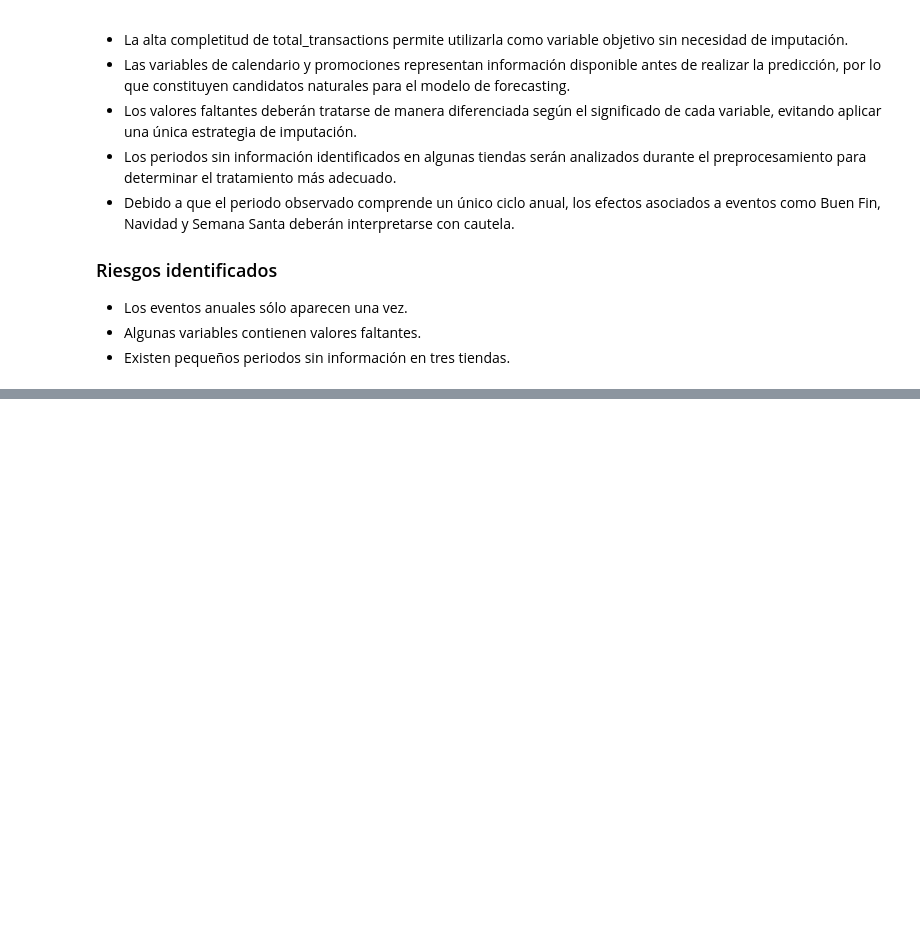
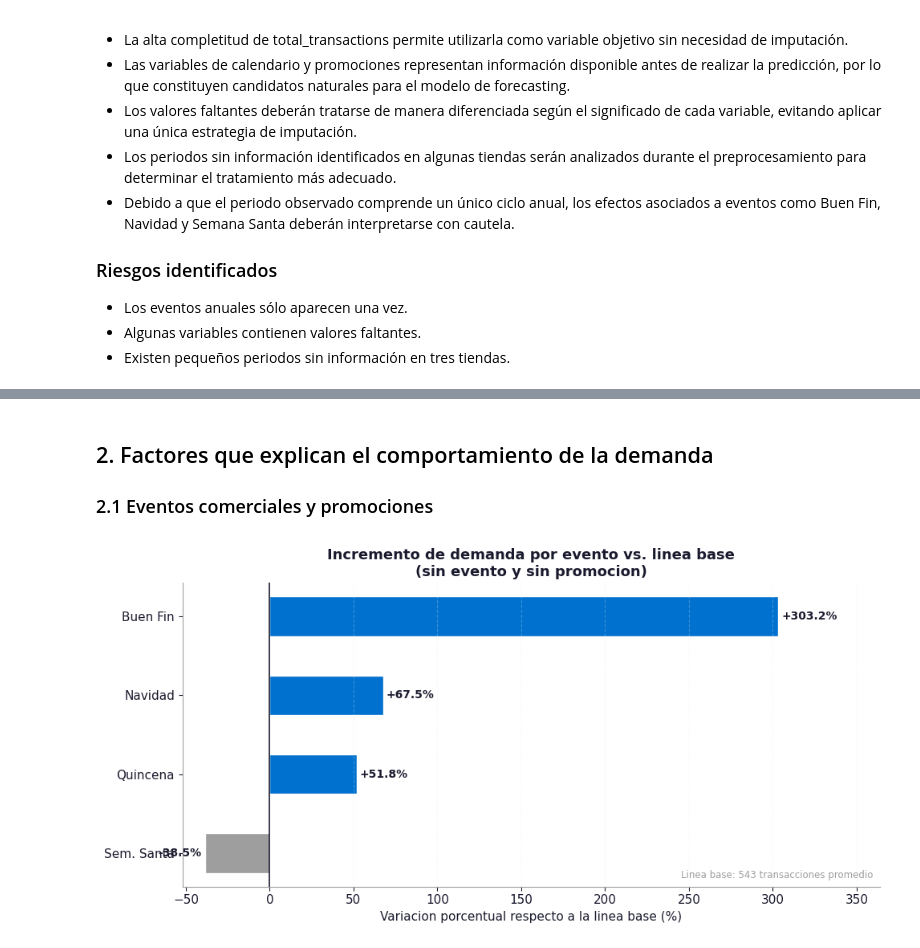
Before and after one commit to vanessagom/retail-demand-forecast, a Jupyter notebook: notebooks/explore_analysis.ipynb, the cells around one changed output, grey strips where cells are left out. Saved outputs shown, nothing was run; the diff lists cells and outputs as text; code cells hidden in the pictures; blank space fills up the shorter version.

```diff
--- a/notebooks/explore_analysis.ipynb
+++ b/notebooks/explore_analysis.ipynb
@@ -320,0 +469,61 @@ Las variables de calendario representan eventos con frecuencias muy distintas. M
+# %% [markdown]
+## 2. Factores que explican el comportamiento de la demanda
+
+### 2.1 Eventos comerciales y promociones
+# %%
+# Nivel: store-category-day (granularidad original)
+# has_promotion tiene variabilidad real a este nivel
+cal_cols = ['date', 'is_buen_fin', 'is_navidad_season', 'is_semana_santa', 'is_payday']
+
+df = transactions.merge(calendar[cal_cols], on='date')
+
+EVENTS = {
+    'Buen Fin':   'is_buen_fin',
+    'Navidad':    'is_navidad_season',
+    'Sem. Santa': 'is_semana_santa',
+    'Quincena':   'is_payday',
+}
+event_cols    = list(EVENTS.values())
+baseline_mask = ~df[event_cols].any(axis=1) & (df['has_promotion'] == 0)
+baseline_mean = df.loc[baseline_mask, 'total_transactions'].mean()
+# %%
+event_means = {
+    name: df.loc[df[col], 'total_transactions'].mean()
+    for name, col in EVENTS.items()
+}
+lifts = {
+    name: (mean - baseline_mean) / baseline_mean * 100
+    for name, mean in event_means.items()
+}
+lifts_sorted = dict(sorted(lifts.items(), key=lambda x: x[1]))
+
+labels = list(lifts_sorted.keys())
+values = list(lifts_sorted.values())
+colors = [WALMART_GREY if v < 0 else WALMART_BLUE for v in values]
+
+fig, ax = plt.subplots(figsize=(10, 5))
+bars = ax.barh(labels, values, color=colors, height=0.5, edgecolor='white')
+ax.axvline(0, color=WALMART_DARK, linewidth=1.2)
+
+for bar, val in zip(bars, values):
+    sign = '+' if val >= 0 else ''
+    xpos = val + (2 if val >= 0 else -2)
+    ha   = 'left' if val >= 0 else 'right'
+    ax.text(xpos, bar.get_y() + bar.get_height() / 2,
+            f'{sign}{val:.1f}%', va='center', ha=ha,
+            fontsize=10, fontweight='bold', color=WALMART_DARK)
+
+ax.set_title(
+    'Incremento de demanda por evento vs. linea base\n(sin evento y sin promocion)',
+    fontsize=13, fontweight='bold', color=WALMART_DARK
+)
+ax.set_xlabel('Variacion porcentual respecto a la linea base (%)')
+ax.set_xlim(min(values) * 1.35, max(values) * 1.20)
+ax.grid(axis='x', linestyle='--', alpha=0.25, color=WALMART_LGREY)
+ax.tick_params(axis='y', labelsize=11)
+ax.text(0.99, 0.02, f'Linea base: {baseline_mean:,.0f} transacciones promedio',
+        transform=ax.transAxes, ha='right', va='bottom', fontsize=8.5, color=WALMART_GREY)
+plt.tight_layout()
+plt.show()
+# %% [output]
+[figure, added]
```
Also changed, not shown: parts of 43 cells of this notebook.
